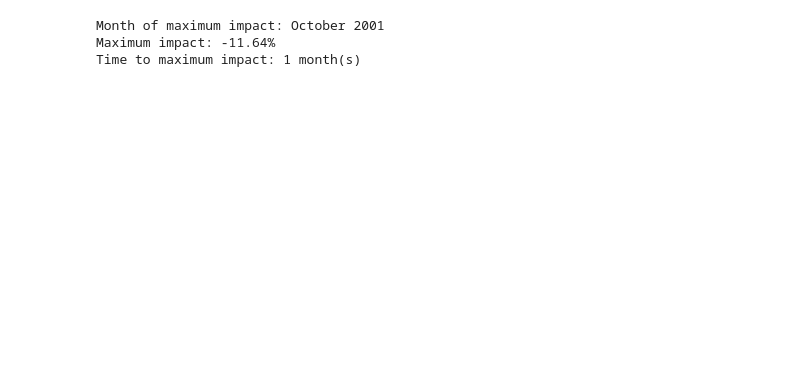
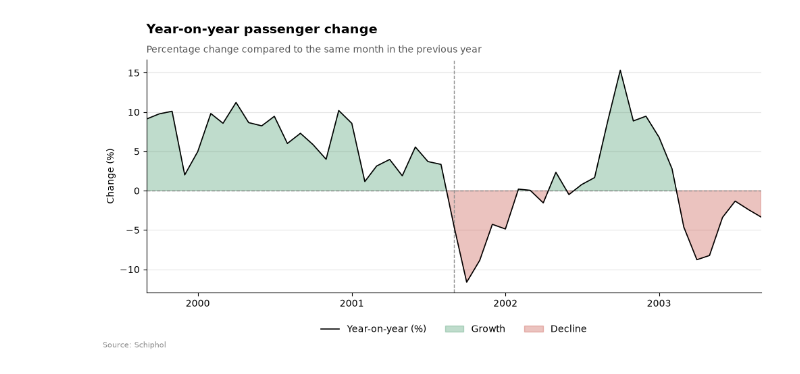
Before and after one commit to TIL6022-Python-Programming/Project_groep11, a Jupyter notebook: results 911.ipynb, the cells around one changed output. Drawn from its saved outputs; the diff is of its cells as text; code cells hidden in the pictures; blank space fills up the shorter version.

```diff
--- a/results 911.ipynb
+++ b/results 911.ipynb
@@ -152,30 +263,54 @@ plt.show()
 # %%
-# Calculate maximum impact of 9/11
+# Plot 3: Year-on-year passenger change
 
-# Select the period after 9/11
-post_911 = comparison_911[
-    comparison_911['Date'] >= '2001-09-01'
-].copy()
-
-# Find the month with the largest decline
-max_impact_idx = post_911['Year_on_year_change'].idxmin()
-
-max_impact_date = post_911.loc[max_impact_idx, 'Date']
-max_impact_value = post_911.loc[max_impact_idx, 'Year_on_year_change']
-
-event_date = pd.Timestamp('2001-09-01')
-
-time_to_max_impact = (
-    (max_impact_date.year - event_date.year) * 12
-    + (max_impact_date.month - event_date.month)
+fig, ax = make_figure(
+    'Year-on-year passenger change',
+    'Percentage change compared to the same month in the previous year',
+    'Change (%)'
 )
 
-# Display results
-print("Month of maximum impact:", max_impact_date.strftime('%B %Y'))
-print(f"Maximum impact: {max_impact_value:.2f}%")
-print(f"Time to maximum impact: {time_to_max_impact} month(s)")
+dates = window['Date'].values
+yoy = window['YoY'].values
+
+# Plot year-on-year change
+ax.plot(
+    dates, yoy,
+    color='black',
+    linewidth=1.2,
+    label='Year-on-year (%)',
+    zorder=3
+)
+
+# Highlight positive growth
+ax.fill_between(
+    dates, yoy, 0,
+    where=(yoy >= 0),
+    color=colors['good'],
+    alpha=0.3,
+    interpolate=True,
+    label='Growth'
+)
+
+# Highlight negative growth
+ax.fill_between(
+    dates, yoy, 0,
+    where=(yoy < 0),
+    color=colors['bad'],
+    alpha=0.3,
+    interpolate=True,
+    label='Decline'
+)
+
+# Reference line at 0%
+ax.axhline(
+    0,
+    linestyle='--',
+    color=colors['grey'],
+    linewidth=1
+)
+
+mark_event(ax)
+finish(ax)
 # %% [output]
-Month of maximum impact: October 2001
-Maximum impact: -11.64%
-Time to maximum impact: 1 month(s)
+[figure, added]
 # %%
```
Also changed, not shown: parts of 20 cells of this notebook, 1 other file.
